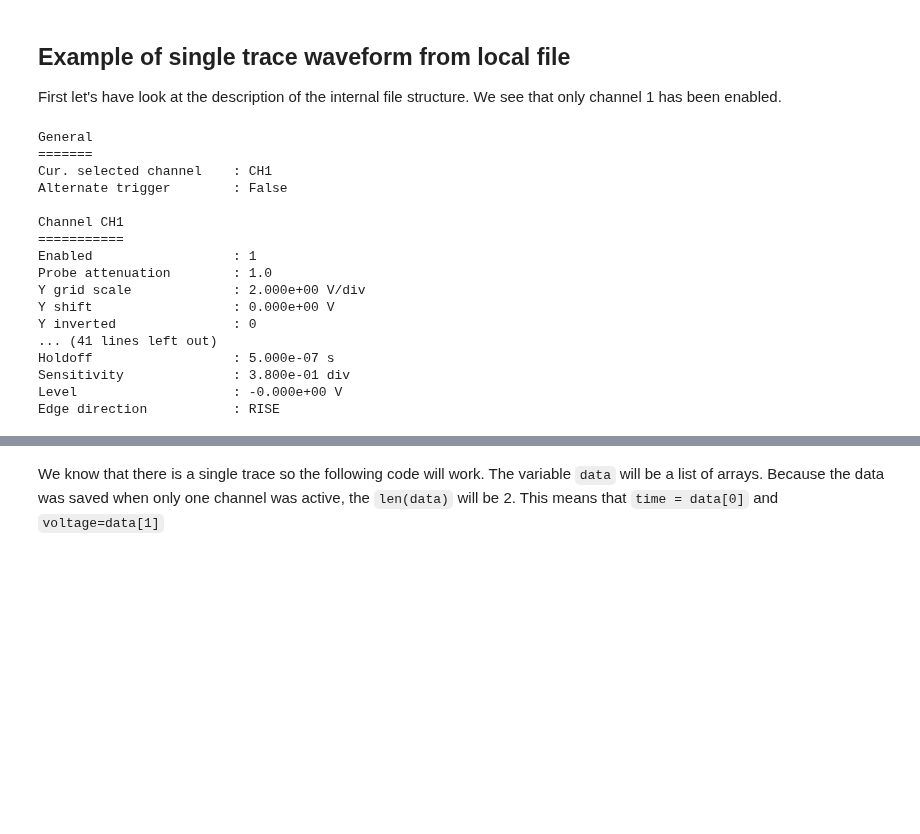
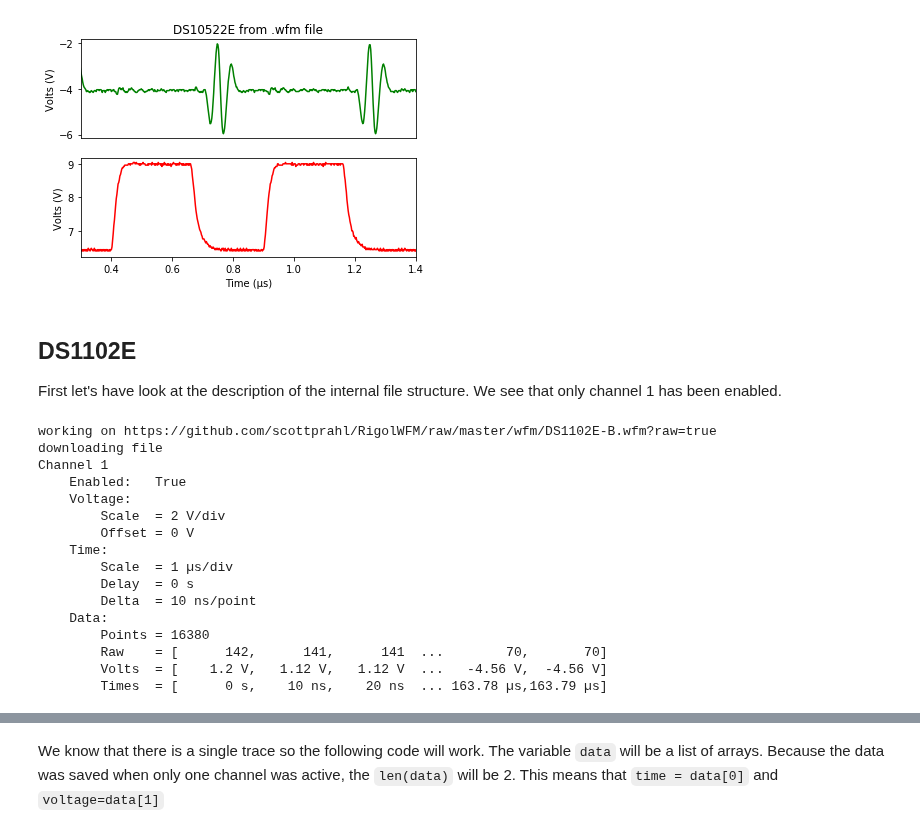
Before and after one commit to scottprahl/RigolWFM, a Jupyter notebook: doc/1-DS1000E-Waveforms.ipynb, the cells around one changed output, grey strips where cells are left out. Saved outputs shown, nothing was run; the diff lists cells and outputs as text; code cells hidden in the pictures; blank space fills up the shorter version.

```diff
--- a/doc/1-DS1000E-Waveforms.ipynb
+++ b/doc/1-DS1000E-Waveforms.ipynb
@@ -34,0 +59,7 @@ except:
+# %%
+# raw=true is needed because this is a binary file
+wfm_filename = "https://github.com/scottprahl/RigolWFM/raw/master/wfm/DS1052E.wfm" + "?raw=true"
+channels = wfme.read_and_parse_file(wfm_filename, kind='1000E')
+
+for ch in channels:
+    print(ch)
@@ -35,28 +84,45 @@ except:
+# %%
+plt.subplot(211)
+plt.plot(channels[0].times*1e6,channels[0].volts, color='green')
+plt.title("DS10522E from .wfm file")
+plt.ylabel("Volts (V)")
+plt.xlim(0.3,1.4)
+plt.xticks([])
+
+plt.subplot(212)
+plt.plot(channels[1].times*1e6,channels[1].volts, color='red')
+plt.xlabel("Time (µs)")
+plt.ylabel("Volts (V)")
+plt.xlim(0.3,1.4)
+plt.show()
+# %% [output]
+[figure, added]
 # %% [markdown]
-## Example of single trace waveform from local file
+## DS1102E
+
 
 First let's have look at the description of the internal file structure. We see that only channel 1 has been enabled.
 # %%
 # raw=true is needed because this is a binary file
 wfm_filename = "https://github.com/scottprahl/RigolWFM/raw/master/wfm/DS1102E-B.wfm" + "?raw=true"
+channels = wfme.read_and_parse_file(wfm_filename, kind='1000E')
 
-x = wfm.describe(wfm_filename)
-print(x)
+for ch in channels:
+    print(ch)
 # %% [output]
-General
-=======
-Cur. selected channel    : CH1
-Alternate trigger        : False
-
-Channel CH1
-===========
-Enabled                  : 1
-Probe attenuation        : 1.0
-Y grid scale             : 2.000e+00 V/div
-Y shift                  : 0.000e+00 V
-Y inverted               : 0
-... (41 lines left out)
-Holdoff                  : 5.000e-07 s
-Sensitivity              : 3.800e-01 div
-Level                    : -0.000e+00 V
-Edge direction           : RISE
+working on https://github.com/scottprahl/RigolWFM/raw/master/wfm/DS1102E-B.wfm?raw=true
+downloading file
+Channel 1
+    Enabled:   True
+    Voltage:
+        Scale  = 2 V/div
+        Offset = 0 V
+    Time:
+        Scale  = 1 µs/div
+        Delay  = 0 s
+        Delta  = 10 ns/point
+    Data:
+        Points = 16380
+        Raw    = [      142,      141,      141  ...        70,       70]
+        Volts  = [    1.2 V,   1.12 V,   1.12 V  ...   -4.56 V,  -4.56 V]
+        Times  = [      0 s,    10 ns,    20 ns  ... 163.78 µs,163.79 µs]
```
Also changed, not shown: parts of 15 cells of this notebook, 3 other files.
